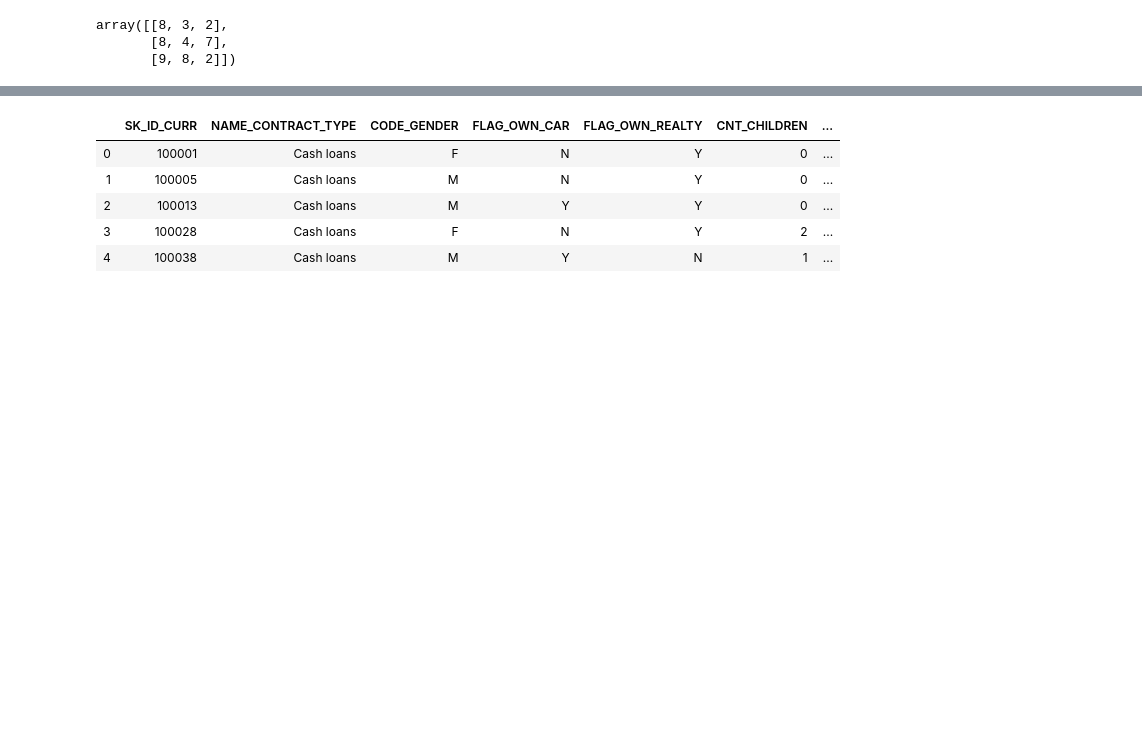
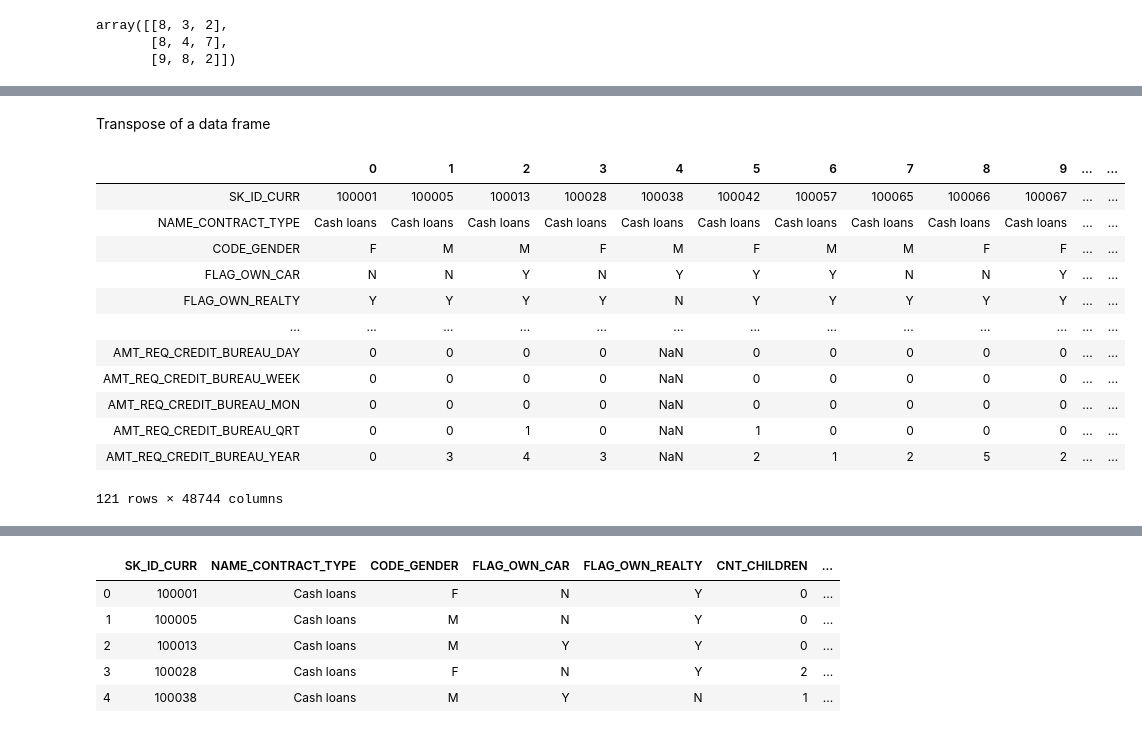
Before and after one commit to spk104/spklearn-ml, a Jupyter notebook: Class 08_Feb 01.ipynb, the cells around one changed output, grey strips where cells are left out. Saved outputs shown, nothing was run; the diff lists cells and outputs as text; code cells hidden in the pictures; blank space fills up the shorter version.

```diff
--- a/Class 08_Feb 01.ipynb
+++ b/Class 08_Feb 01.ipynb
@@ -159,0 +434,2 @@ array([[8, 3, 2],
+# %%
+df=pd.read_csv(r"D:\sanooj\datascience\data\home-credit-default-risk\application_test.csv")
@@ -159,0 +493,18 @@ array([[8, 3, 2],
+# %% [markdown]
+Transpose of a data frame
+# %%
+df.T
+# %% [output]
+|  | 0 | 1 | 2 | 3 | 4 | 5 | 6 | 7 | 8 | 9 | ... | ... |
+| SK_ID_CURR | 100001 | 100005 | 100013 | 100028 | 100038 | 100042 | 100057 | 100065 | 100066 | 100067 | ... | ... |
+| NAME_CONTRACT_TYPE | Cash loans | Cash loans | Cash loans | Cash loans | Cash loans | Cash loans | Cash loans | Cash loans | Cash loans | Cash loans | ... | ... |
+| CODE_GENDER | F | M | M | F | M | F | M | M | F | F | ... | ... |
+| FLAG_OWN_CAR | N | N | Y | N | Y | Y | Y | N | N | Y | ... | ... |
+| FLAG_OWN_REALTY | Y | Y | Y | Y | N | Y | Y | Y | Y | Y | ... | ... |
+| ... | ... | ... | ... | ... | ... | ... | ... | ... | ... | ... | ... | ... |
+| AMT_REQ_CREDIT_BUREAU_DAY | 0 | 0 | 0 | 0 | NaN | 0 | 0 | 0 | 0 | 0 | ... | ... |
+| AMT_REQ_CREDIT_BUREAU_WEEK | 0 | 0 | 0 | 0 | NaN | 0 | 0 | 0 | 0 | 0 | ... | ... |
+| AMT_REQ_CREDIT_BUREAU_MON | 0 | 0 | 0 | 0 | NaN | 0 | 0 | 0 | 0 | 0 | ... | ... |
+| AMT_REQ_CREDIT_BUREAU_QRT | 0 | 0 | 1 | 0 | NaN | 1 | 0 | 0 | 0 | 0 | ... | ... |
+| AMT_REQ_CREDIT_BUREAU_YEAR | 0 | 3 | 4 | 3 | NaN | 2 | 1 | 2 | 5 | 2 | ... | ... |
+121 rows × 48744 columns
```
Also changed, not shown: parts of 139 cells of this notebook, 2 other files.
